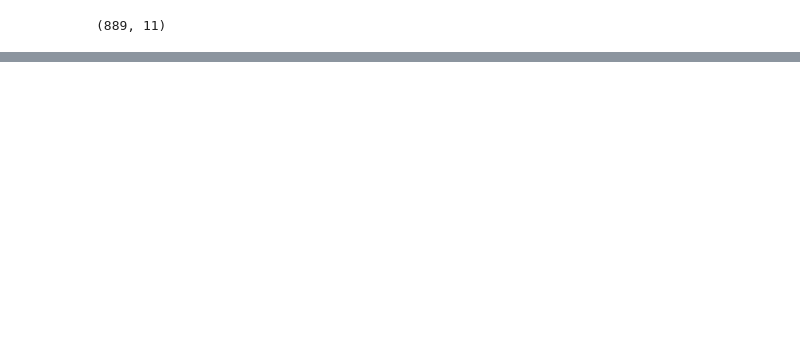
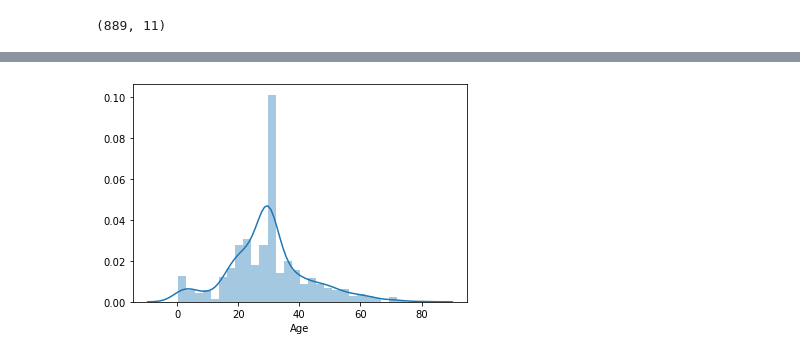
Before and after one commit to NimrodShefi/Titanic-Exercise, a Jupyter notebook: Code/Preprocessing.ipynb, the cells around one changed output, grey strips where cells are left out. Drawn from its saved outputs; the diff is of its cells as text; code cells hidden in the pictures; blank space fills up the shorter version.

```diff
--- a/Code/Preprocessing.ipynb
+++ b/Code/Preprocessing.ipynb
@@ -12,7 +12,7 @@ from sklearn.preprocessing import LabelEncoder
 trainData = pd.read_csv("../Data/train.csv", index_col = 0)
 testData = pd.read_csv("../Data/test.csv", index_col = 0)
 mean_value = trainData['Age'].mean()
-trainData['Age'] = trainData['Age'].fillna(29.7)
+trainData['Age'] = trainData['Age'].fillna(trainData['Age'].mean())
 testData['Fare'] = testData['Fare'].fillna(testData['Fare'].mean())
 testData['Embarked'] = testData['Embarked'].dropna(axis = 0)
 
@@ -138,0 +127,6 @@ PassengerId
+# %%
+# SD for Age
+ageSD = trainData["Age"].std()
+ax = sns.distplot(trainData["Age"])
+# %% [output]
+[figure, added]
```
Also changed, not shown: parts of 13 cells of this notebook, 1 other file.
